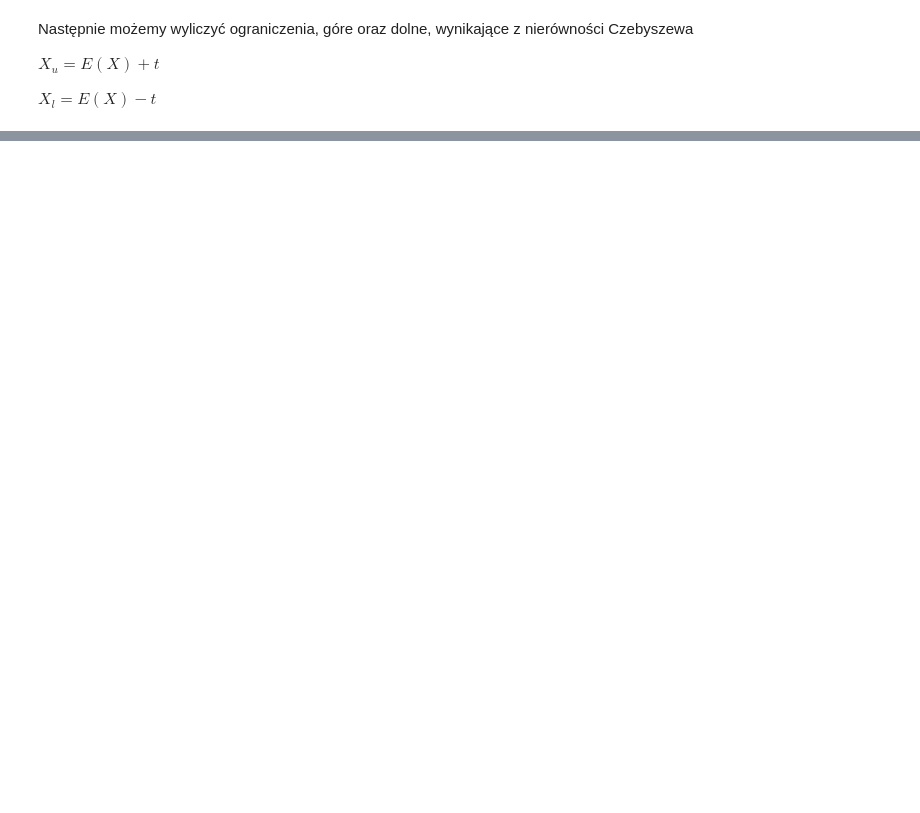
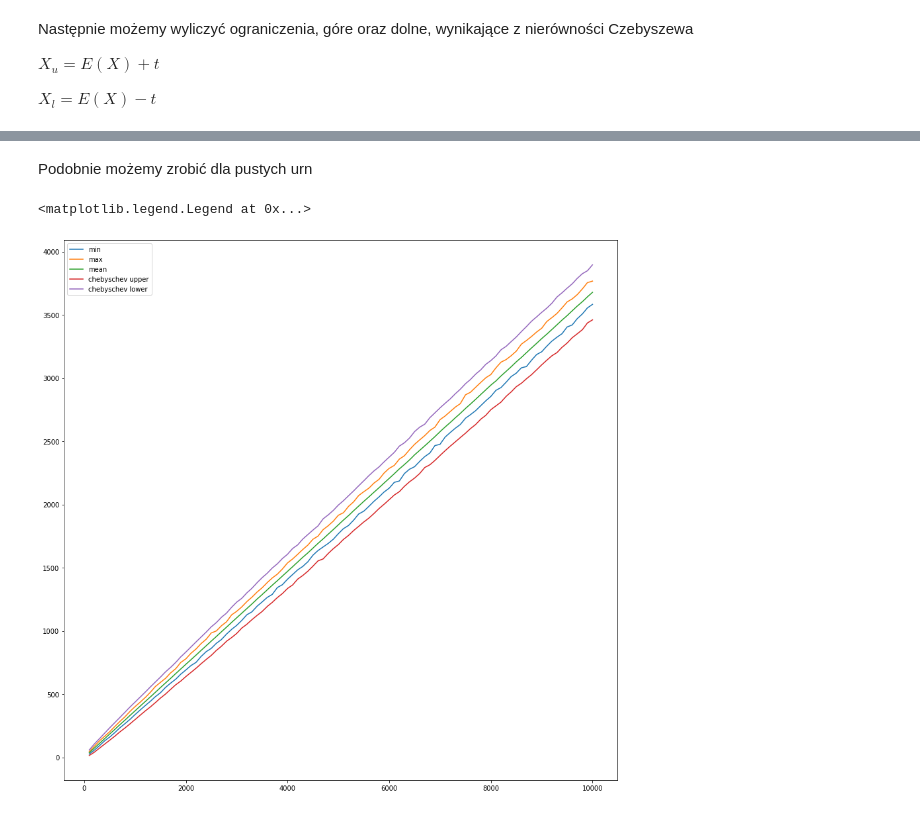
Before and after one commit to JakubGogola-IDENTT/mpa, a Jupyter notebook: lab4/analysis.ipynb, the cells around one changed output, grey strips where cells are left out. Saved outputs shown, nothing was run; the diff lists cells and outputs as text; code cells hidden in the pictures; blank space fills up the shorter version.

```diff
--- a/lab4/analysis.ipynb
+++ b/lab4/analysis.ipynb
@@ -83,0 +84,17 @@ ax.legend()
+# %% [markdown]
+Podobnie możemy zrobić dla pustych urn
+# %%
+t_e = compute_t(empty)
+x_l_e, x_u_e = compute_chebyschev_bounds(empty, t_e)
+# %%
+x = np.linspace(100, 10000, 100)
+fig, ax = plt.subplots(figsize=(15,15))
+ax.plot(x, empty['amin'], label='min')
+ax.plot(x, empty['amax'], label='max')
+ax.plot(x, empty['mean'], label='mean')
+ax.plot(x, x_u_e, label='chebyschev upper')
+ax.plot(x, x_l_e, label='chebyschev lower')
+ax.legend()
+# %% [output]
+<matplotlib.legend.Legend at 0x...>
+[figure, added]
```
Also changed, not shown: parts of 4 cells of this notebook, 2 other files.
